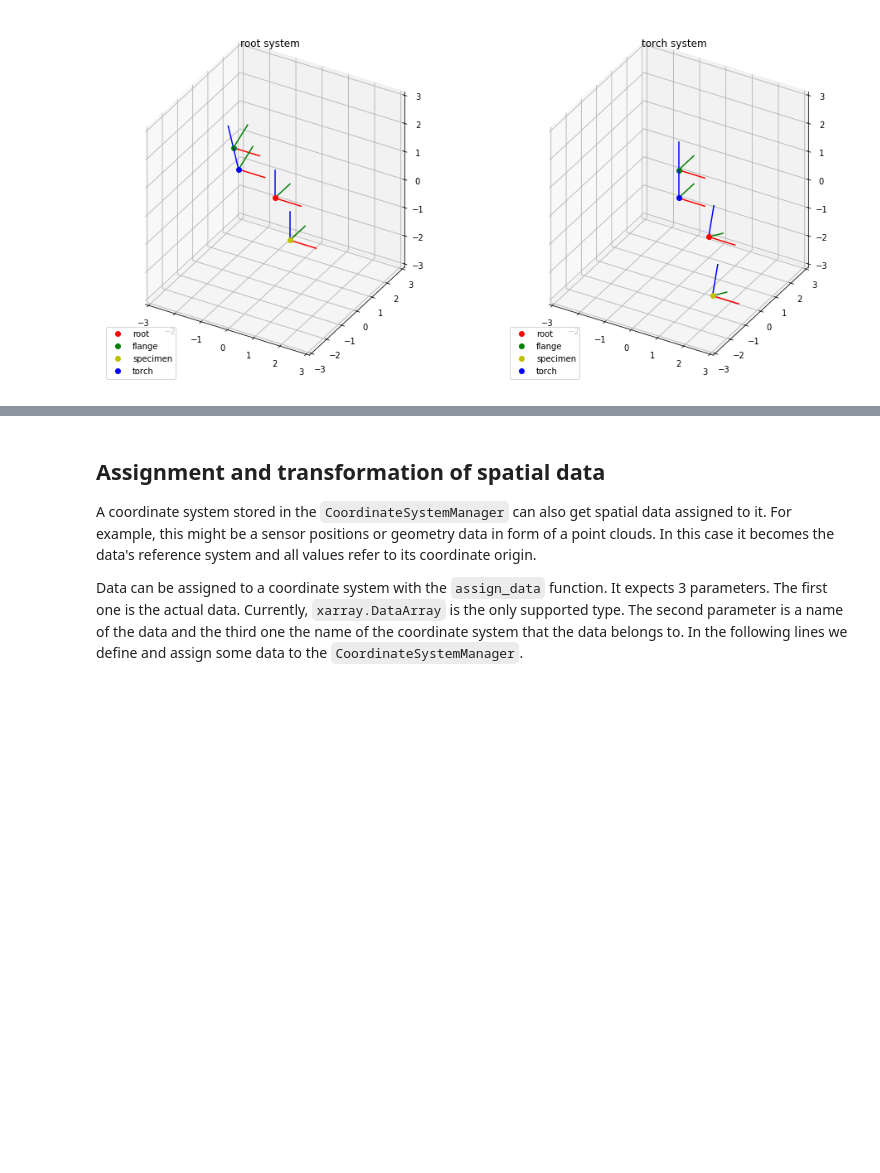
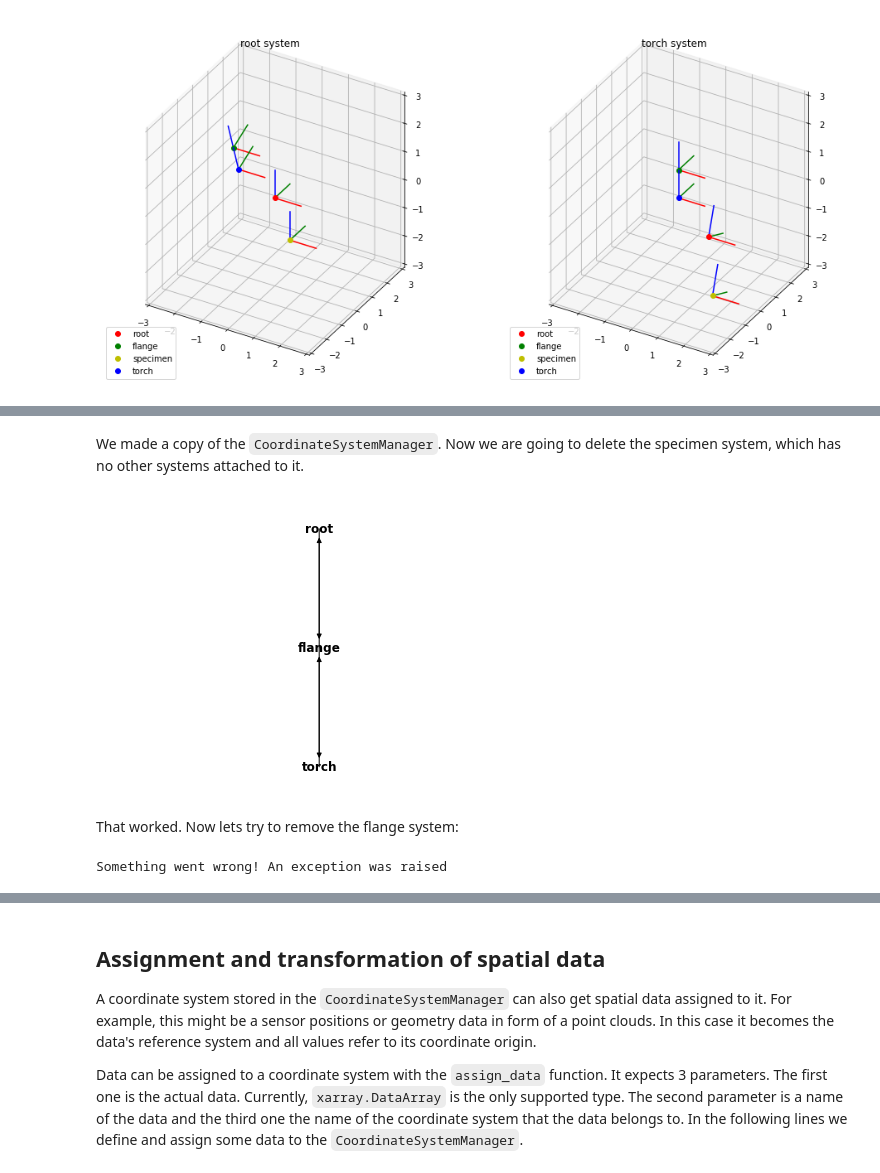
Before and after one commit to BAMWelDX/weldx, a Jupyter notebook: tutorials/transformations_02_coordinate_system_manager.ipynb, the cells around one changed output, grey strips where cells are left out. Drawn from its saved outputs; the diff is of its cells as text; code cells hidden in the pictures; blank space fills up the shorter version.

```diff
--- a/tutorials/transformations_02_coordinate_system_manager.ipynb
+++ b/tutorials/transformations_02_coordinate_system_manager.ipynb
@@ -94,0 +140,16 @@ ax_1_01.legend(loc="lower left")
+# %% [markdown]
+We made a copy of the `CoordinateSystemManager`. Now we are going to delete the specimen system, which has no other systems attached to it.
+# %%
+csm_copy.delete_cs("specimen")
+csm_copy
+# %% [output]
+[figure, added]
+# %% [markdown]
+That worked. Now lets try to remove the flange system:
+# %%
+try:
+    csm_copy.delete_cs("flange")
+except:
+    print("Something went wrong! An exception was raised")
+# %% [output]
+Something went wrong! An exception was raised
```
Also changed, not shown: parts of 42 cells of this notebook, 9 other files.
